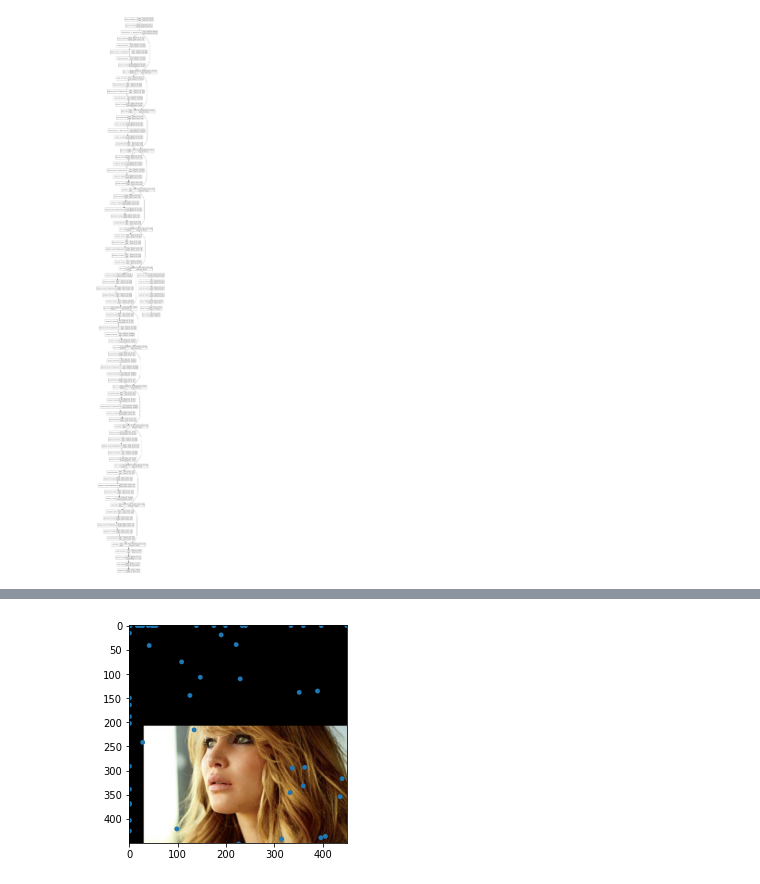
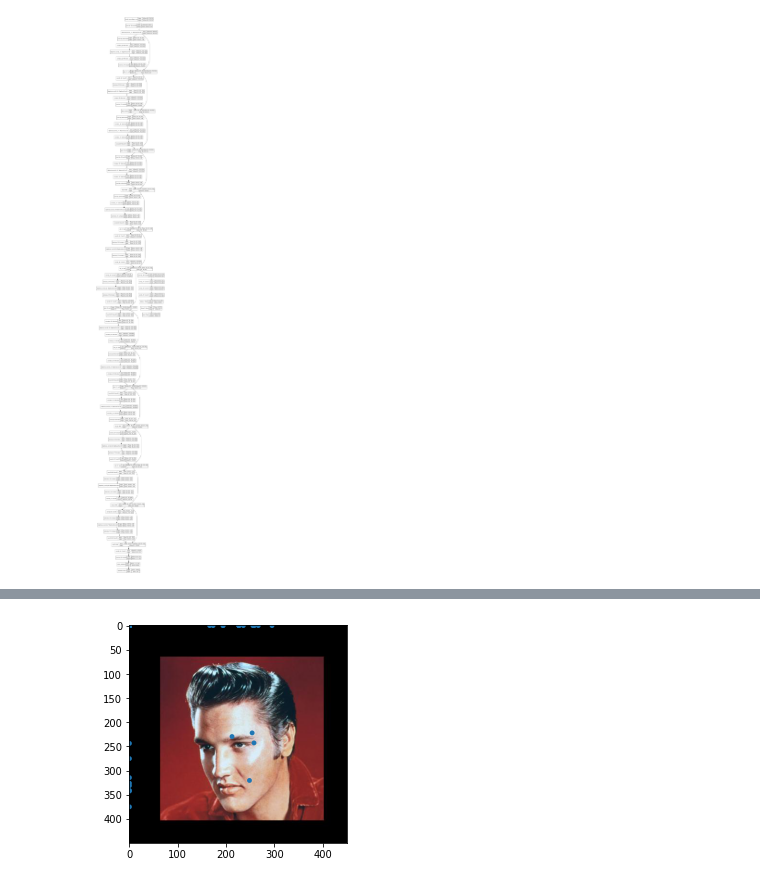
Before and after one commit to Waidhoferj/CSC-566-Project, a Jupyter notebook: FacialLandmarks.ipynb, the cells around one changed output, grey strips where cells are left out. Drawn from its saved outputs; the diff is of its cells as text; code cells hidden in the pictures.

```diff
--- a/FacialLandmarks.ipynb
+++ b/FacialLandmarks.ipynb
@@ -205,8 +186,11 @@ def create_PFLD_model(input_shape, training=True):
   x = layers.Conv2D(32,(7,7), strides=(1,1), activation="relu")(x)
   x = layers.Flatten()(x)
   x = layers.Dense(136, activation="relu", name="landmarks")(x)
-
-  return Model(name="PFLM_Backbone", inputs=input_layer, outputs=[x, aux_out])
+  # TODO : Finish loss
+  loss = K.mean((1 - tf.math.cos(aux_out)))
+  PFLD =  Model(name="PFLM_Backbone", inputs=input_layer, outputs=[x, aux_out])
+  PFLD.add_loss(loss)
+  return PFLD
 
 
 
@@ -233,5 +223,3 @@ model.compile(optimizer=opt, loss={"landmarks": "mse", "pose": "mse"}, metrics={
 tf.keras.utils.plot_model(model, show_shapes=True)
 # %% [output]
 [figure]
-# %%
-model.fit(ds, epochs=4, batch_size=5)
@@ -241,4 +226,15 @@ InvalidArgumentError: ignored
+# %%
+from tensorflow.keras.models import load_model
+SHOULD_TRAIN = False
+if SHOULD_TRAIN:
+  cp_filepath = os.path.join(PROJECT_FILEPATH, "models", "PFLD_Checkpoints")
+  checkpoint = tf.keras.callbacks.ModelCheckpoint(filepath=cp_filepath, save_best_only=True)
+  model.fit(ds, epochs=4, batch_size=5, callbacks = [checkpoint])
+else:
+  model_path = os.path.join(PROJECT_FILEPATH, "models", "PFLD.h5")
+  model = load_model(model_path, custom_objects={"relu6": relu6})
 # %%
 # pd.DataFrame(model.history.history).plot()
+images = ds.take(1).map(lambda x,y : x)
 landmarks, poses = model.predict(images)
 landmarks = landmarks *450
@@ -269,12 +244,14 @@ landmarks.max()
 # %%
 #@title View Predicted Images
-image_index = 3 #@param {type:"slider", min:1, max:16, step:1}
+image_index = 4 #@param {type:"slider", min:1, max:16, step:1}
 points = landmarks * 450
 i = 0
-for x in images:
-  if (i == image_index):
-    display_landmarks(tf.reshape(x, (450,450,3)), landmarks[image_index])
-    break
-  i += 1
+for batch in images:
+  for img in batch:
+    if (i == image_index):
+
+      display_landmarks(tf.reshape(img, (450,450,3)), landmarks[image_index])
+      break
+    i += 1
 # %% [output]
-[figure, old version]
+[figure, new version]
```
Also changed, not shown: parts of 10 cells of this notebook.
